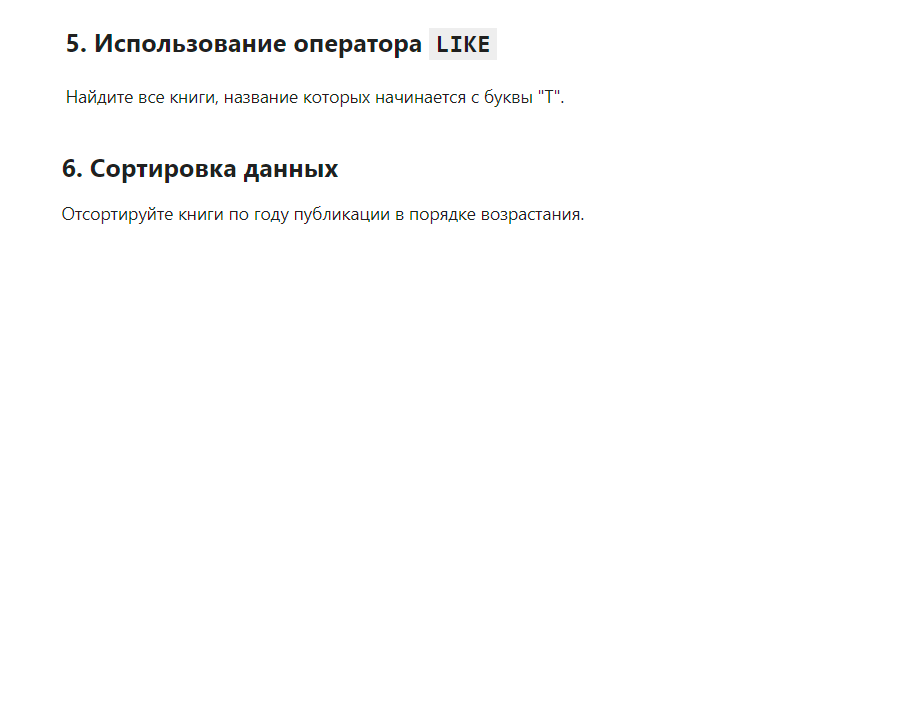
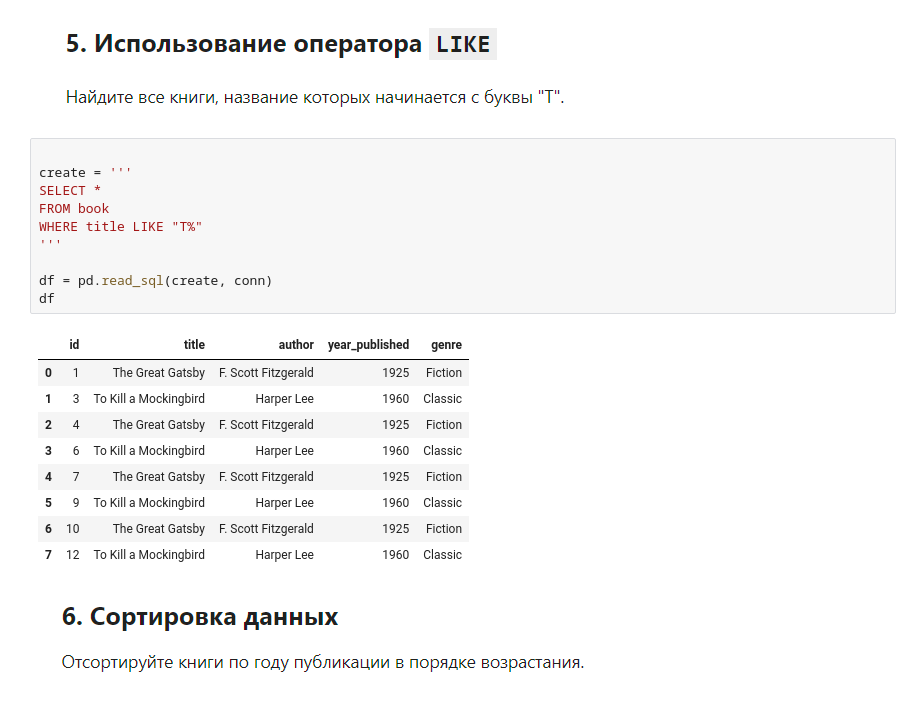
Before and after one commit to alinaaaaa456/hwalina, a Jupyter notebook: 6.ipynb, the cells around one changed output. Drawn from its saved outputs; the diff is of its cells as text; blank space fills up the shorter version.

```diff
--- a/6.ipynb
+++ b/6.ipynb
@@ -31,4 +90,24 @@ connection.close()
 # %% [markdown]
 ![image.png](embedded-picture-1)
+# %%
+
+create = '''
+SELECT *
+FROM book
+WHERE title LIKE "T%"
+'''
+
+df = pd.read_sql(create, conn)
+df
+# %% [output]
+|  | id | title | author | year_published | genre |
+| 0 | 1 | The Great Gatsby | F. Scott Fitzgerald | 1925 | Fiction |
+| 1 | 3 | To Kill a Mockingbird | Harper Lee | 1960 | Classic |
+| 2 | 4 | The Great Gatsby | F. Scott Fitzgerald | 1925 | Fiction |
+| 3 | 6 | To Kill a Mockingbird | Harper Lee | 1960 | Classic |
+| 4 | 7 | The Great Gatsby | F. Scott Fitzgerald | 1925 | Fiction |
+| 5 | 9 | To Kill a Mockingbird | Harper Lee | 1960 | Classic |
+| 6 | 10 | The Great Gatsby | F. Scott Fitzgerald | 1925 | Fiction |
+| 7 | 12 | To Kill a Mockingbird | Harper Lee | 1960 | Classic |
 # %% [markdown]
 ![image.png](embedded-picture-1)
```
Also changed, not shown: parts of 19 cells of this notebook.
